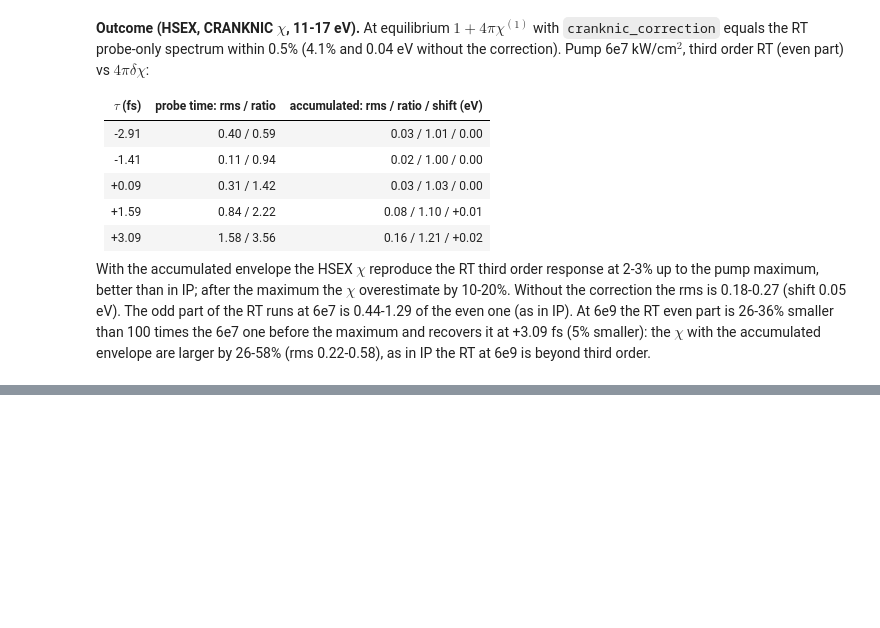
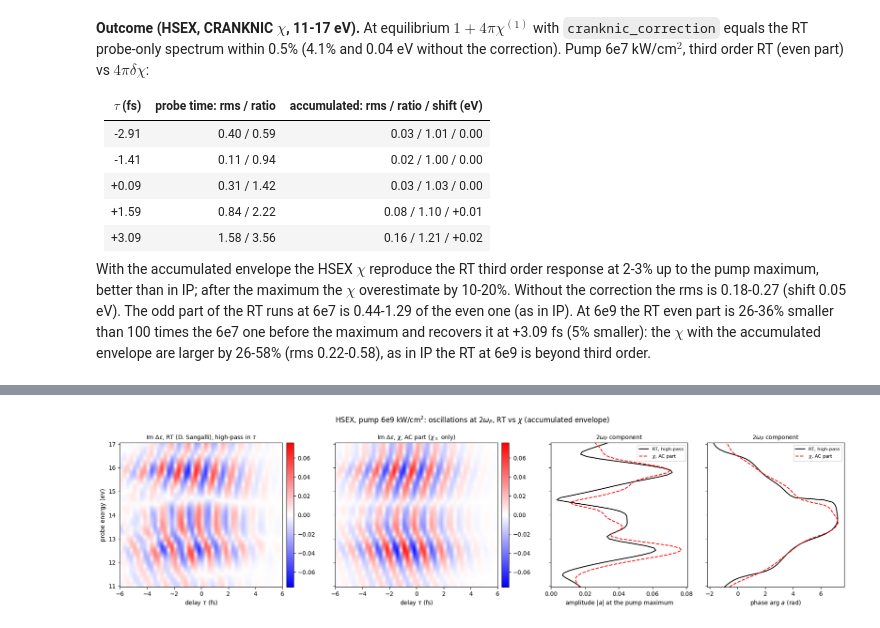
Before and after one commit to marcodalessandro76/LiF, a Jupyter notebook: NL_Chi/Dchi-neq_Analysis.ipynb, the cells around one changed output, grey strips where cells are left out. Cells and saved outputs as stored; diff of their text form; code cells hidden in the pictures; blank space fills up the shorter version.

```diff
--- a/NL_Chi/Dchi-neq_Analysis.ipynb
+++ b/NL_Chi/Dchi-neq_Analysis.ipynb
@@ -1036,0 +1251,21 @@ with the accumulated envelope are larger by 26-58% (rms 0.22-0.58), as in IP the
+# %%
+fig,axes = plt.subplots(1,4,figsize=(18,4.8),sharey=True,gridspec_kw=dict(width_ratios=[1,1,0.7,0.7]))
+v = np.abs(ac_chi).max()
+for ax,y,t in zip(axes[:2],[hp_rt,ac_chi],['RT (D. Sangalli), high-pass in $\\tau$',r'$\chi$, AC part ($\chi_\pm$ only)']):
+    pc = ax.pcolormesh(taus_ds,w_h,y.T,cmap='bwr',norm=TwoSlopeNorm(0,-v,v),shading='gouraud')
+    fig.colorbar(pc,ax=ax,pad=0.02)
+    ax.set_title(r'Im $\Delta\epsilon$, '+t,fontsize=10)
+    ax.set_xlabel(r'delay $\tau$ (fs)'); ax.set_xlim(-6,6)
+axes[0].set_ylabel('probe energy (eV)')
+axes[2].plot(np.abs(a_rt),w_h,'k',label='RT, high-pass')
+axes[2].plot(np.abs(a_chi),w_h,'r--',label=r'$\chi$, AC part')
+axes[2].set_xlabel(r'amplitude $|a|$ at the pump maximum'); axes[2].legend(fontsize=8)
+axes[3].plot(ph_rt,w_h,'k',label='RT, high-pass')
+axes[3].plot(ph_chi,w_h,'r--',label=r'$\chi$, AC part')
+axes[3].set_xlabel(r'phase arg $a$ (rad)'); axes[3].legend(fontsize=8)
+for ax in axes[2:]: ax.set_title(r'$2\omega_P$ component',fontsize=10)
+axes[0].set_ylim(w_h[0],w_h[-1])
+fig.suptitle(r'HSEX, pump 6e9 kW/cm$^2$: oscillations at $2\omega_P$, RT vs $\chi$ (accumulated envelope)')
+plt.tight_layout()
+# %% [output]
+[figure, added]
```
Also changed, not shown: parts of 9 cells of this notebook, 1 other file.
